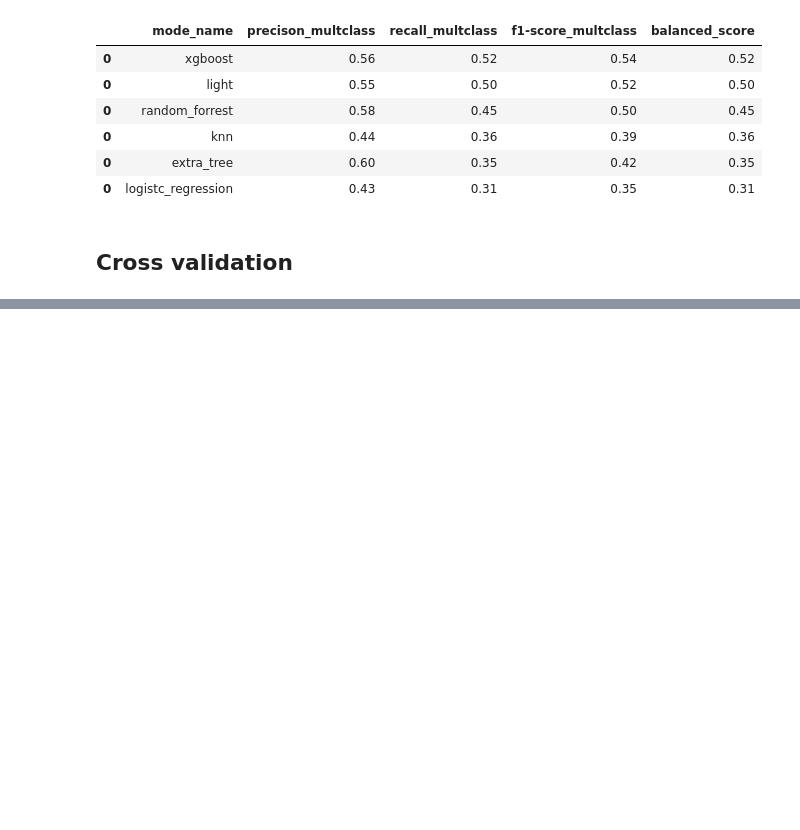
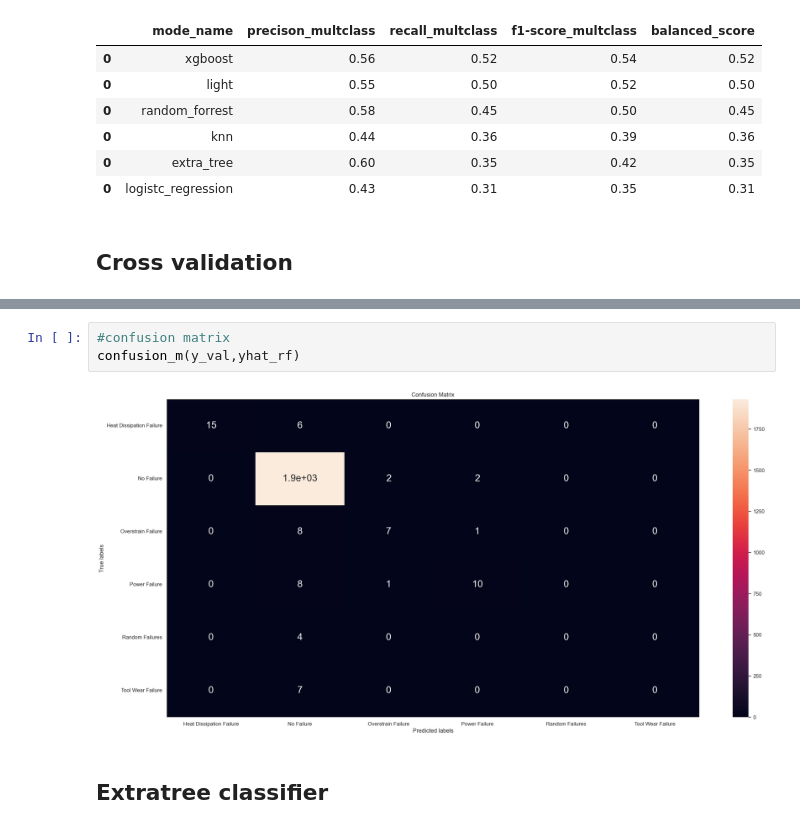
Before and after one commit to lavinomenezes/desafio_indicium, a Jupyter notebook: notebooks/desafio_indicium_lm_v06_machile_learning.ipynb, the cells around one changed output, grey strips where cells are left out. Drawn from its saved outputs; the diff is of its cells as text; blank space fills up the shorter version.

```diff
--- a/notebooks/desafio_indicium_lm_v06_machile_learning.ipynb
+++ b/notebooks/desafio_indicium_lm_v06_machile_learning.ipynb
@@ -290,0 +337,7 @@ models_comparison.sort_values(by='recall_multclass_cv',ascending=False)
+# %%
+#confusion matrix
+confusion_m(y_val,yhat_rf)
+# %% [output]
+[figure, added]
+# %% [markdown]
+## Extratree classifier
```
Also changed, not shown: parts of 28 cells of this notebook.
